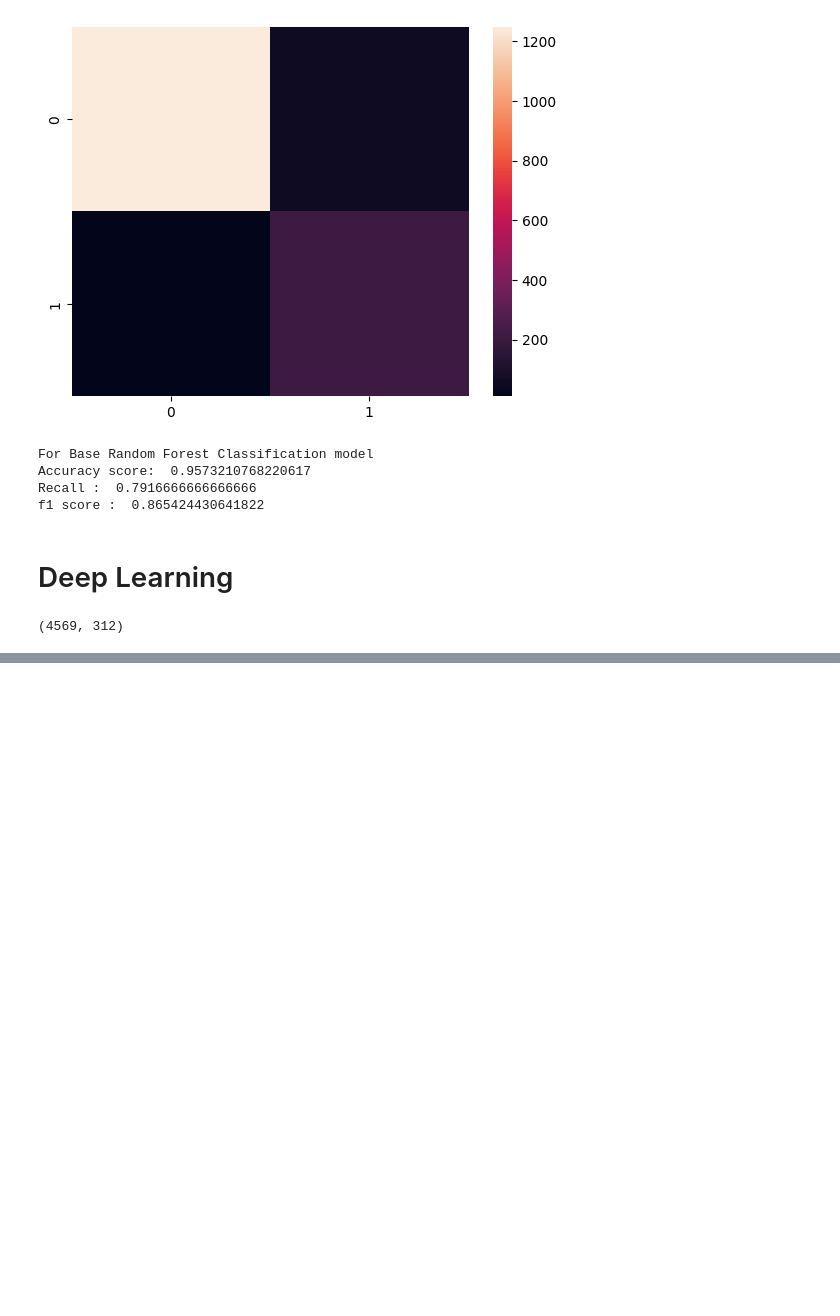
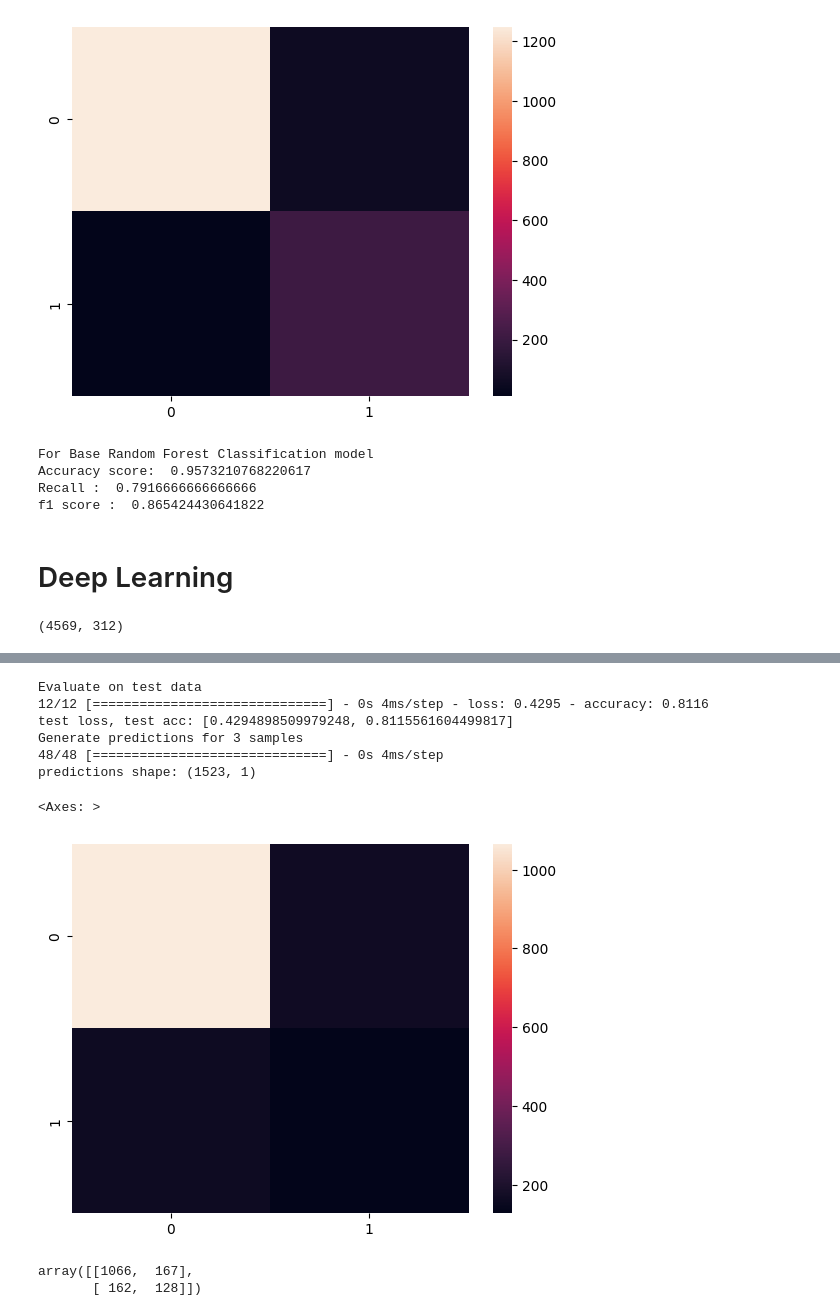
Before and after one commit to shahiryar/conflict-modelling, a Jupyter notebook: Conflict_Prediction.ipynb, the cells around one changed output, grey strips where cells are left out. Saved outputs shown, nothing was run; the diff lists cells and outputs as text; code cells hidden in the pictures; blank space fills up the shorter version.

Commit message:
Deep model evaluation

```diff
--- a/Conflict_Prediction.ipynb
+++ b/Conflict_Prediction.ipynb
@@ -480,5 +480,5 @@ _________________________________________________________________
 # %%
 deep_model.compile(optimizer='adam', loss=tf.keras.losses.BinaryCrossentropy(), metrics=['accuracy'])
 # %%
-deep_model.fit(X_train, y_train.values.reshape(-1,1), batch_size=100, epochs=10)
+deep_model.fit(X_train, y_train.values.reshape(-1,1), batch_size=80, epochs=5)
 # %% [output]
@@ -505 +495,38 @@ Epoch 10/10
 <keras.callbacks.History at 0x...>
+# %%
+# Evaluate the deep_model on the test data using `evaluate`
+print("Evaluate on test data")
+results = deep_model.evaluate(X_test, y_test.values.reshape(-1,1), batch_size=128)
+print("test loss, test acc:", results)
+
+# Generate predictions (probabilities -- the output of the last layer)
+# on new data using `predict`
+print("Generate predictions for 3 samples")
+predictions = deep_model.predict(X_test)
+print("predictions shape:", predictions.shape)
+# %% [output]
+Evaluate on test data
+12/12 [==============================] - 0s 4ms/step - loss: 0.4295 - accuracy: 0.8116
+test loss, test acc: [0.4294898509979248, 0.8115561604499817]
+Generate predictions for 3 samples
+48/48 [==============================] - 0s 4ms/step
+predictions shape: (1523, 1)
+# %%
+y_deep_pred = []
+for actual, pred in zip(y_test, predictions):
+  y_deep_pred.append(pred[0]>0.3)
+# %%
+from sklearn.metrics import confusion_matrix
+import seaborn as sns
+
+confusion_matrix_best_pred = confusion_matrix(y_test, y_deep_pred)
+
+sns.heatmap(confusion_matrix_best_pred)
+# %% [output]
+<Axes: >
+[figure, added]
+# %%
+confusion_matrix_best_pred
+# %% [output]
+array([[1066,  167],
+       [ 162,  128]])
```
Also changed, not shown: parts of 2 cells of this notebook.
